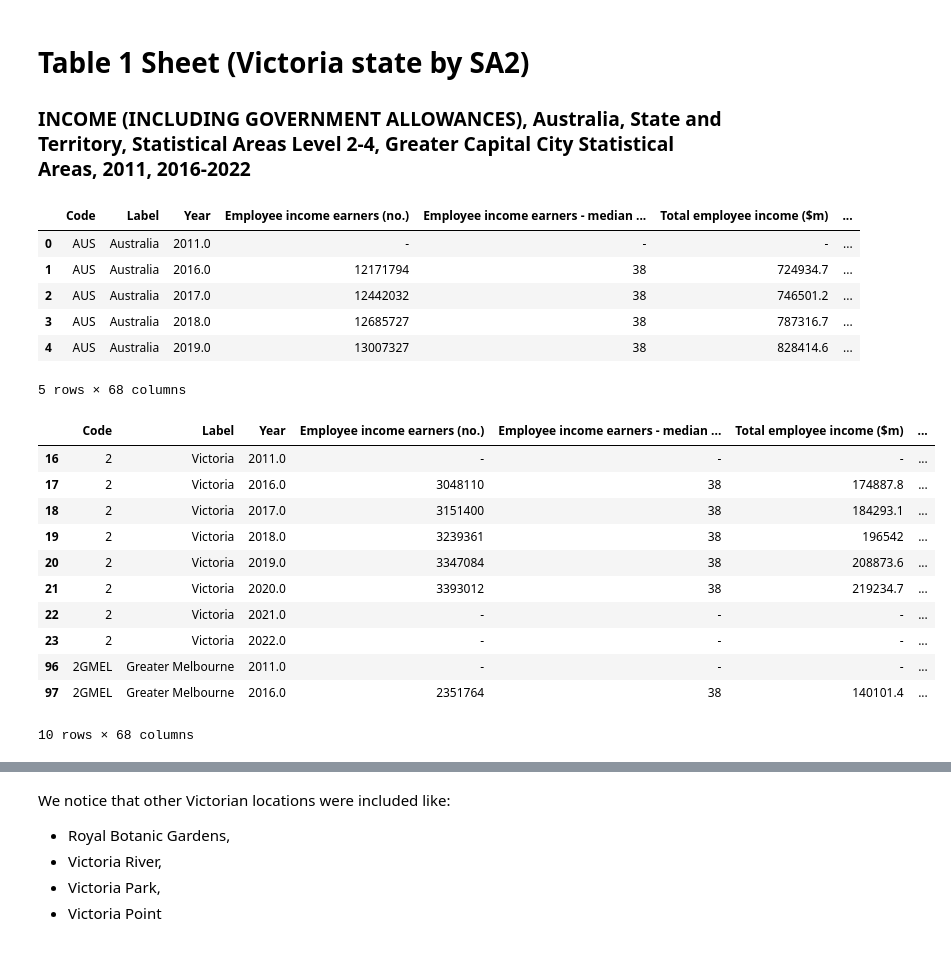
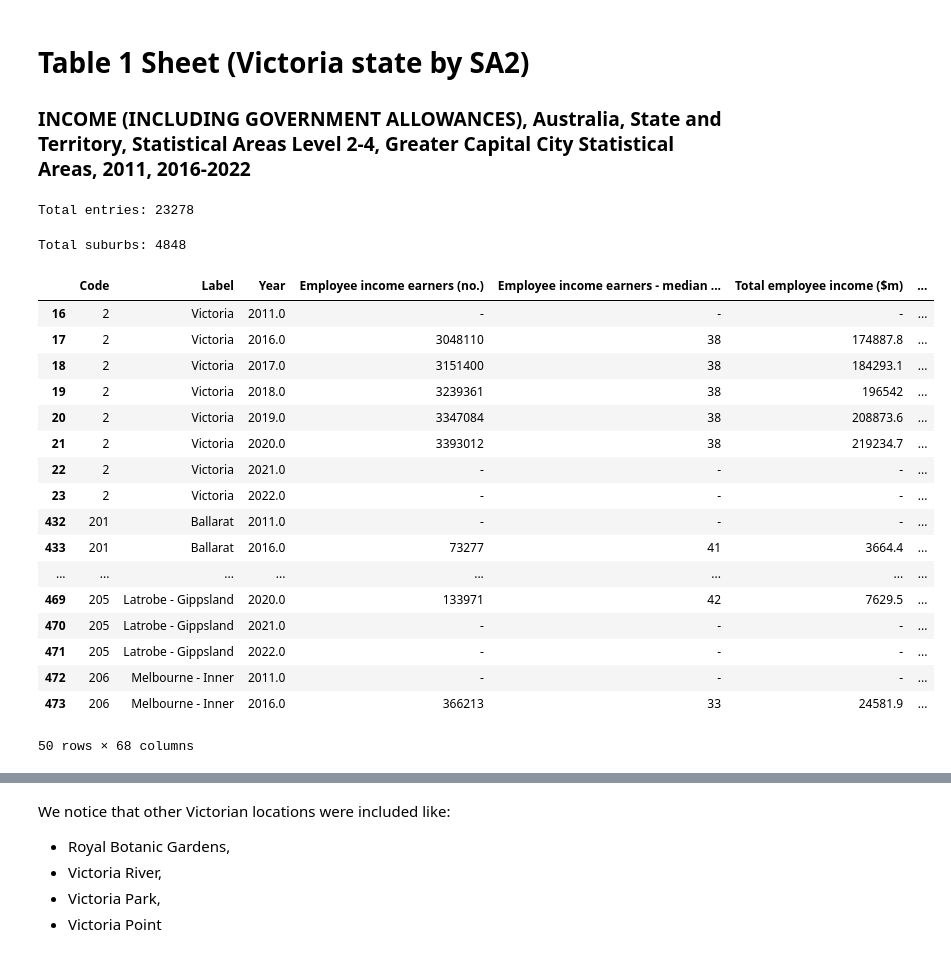
Before and after one commit to MAST30034-AppliedDataScience/project-2-group-real-estate-hexosergeantchelelebratebonitz, a Jupyter notebook: notebooks/Michele/preprocess_income.ipynb, the cells around one changed output, grey strips where cells are left out. Drawn from its saved outputs; the diff is of its cells as text; code cells hidden in the pictures.

Commit message:
removed GCCSA code from income sa2

```diff
--- a/notebooks/Michele/preprocess_income.ipynb
+++ b/notebooks/Michele/preprocess_income.ipynb
@@ -23,31 +23,35 @@ table1_df = pd.read_csv('../../data/raw/Income_SA2_Table 1.csv', skiprows=6)
 
 # display tables and features
 table1_df.head()
+print(f"Total entries: {len(table1_df)}")
 # %% [output]
-|  | Code | Label | Year | Employee income earners (no.) | Employee income earners - median ... | Total employee income ($m) | ... |
-| 0 | AUS | Australia | 2011.0 | - | - | - | ... |
-| 1 | AUS | Australia | 2016.0 | 12171794 | 38 | 724934.7 | ... |
-| 2 | AUS | Australia | 2017.0 | 12442032 | 38 | 746501.2 | ... |
-| 3 | AUS | Australia | 2018.0 | 12685727 | 38 | 787316.7 | ... |
-| 4 | AUS | Australia | 2019.0 | 13007327 | 38 | 828414.6 | ... |
-5 rows × 68 columns
+Total entries: 23278
 # %%
-# select Victoria suburbs which has the 'Code' starting with '2'
-suburbs_victoria_df = table1_df[table1_df['Code'].astype(str).str.startswith('2')]
-suburbs_victoria_df.head(10)
+# select Victoria suburbs which has the 'Code' starting with '2', then remove GCCSA Code (Greater Capital City Statistical Areas)
+suburbs_victoria_df = table1_df[table1_df['Code'].astype(str).apply(lambda x: x.isnumeric() and x.startswith('2'))]
+
+print(f'Total suburbs: {len(suburbs_victoria_df)}')
+suburbs_victoria_df.head(50)
 # %% [output]
+Total suburbs: 4848
 |  | Code | Label | Year | Employee income earners (no.) | Employee income earners - median ... | Total employee income ($m) | ... |
 | 16 | 2 | Victoria | 2011.0 | - | - | - | ... |
 | 17 | 2 | Victoria | 2016.0 | 3048110 | 38 | 174887.8 | ... |
 | 18 | 2 | Victoria | 2017.0 | 3151400 | 38 | 184293.1 | ... |
 | 19 | 2 | Victoria | 2018.0 | 3239361 | 38 | 196542 | ... |
 | 20 | 2 | Victoria | 2019.0 | 3347084 | 38 | 208873.6 | ... |
 | 21 | 2 | Victoria | 2020.0 | 3393012 | 38 | 219234.7 | ... |
 | 22 | 2 | Victoria | 2021.0 | - | - | - | ... |
 | 23 | 2 | Victoria | 2022.0 | - | - | - | ... |
-| 96 | 2GMEL | Greater Melbourne | 2011.0 | - | - | - | ... |
-| 97 | 2GMEL | Greater Melbourne | 2016.0 | 2351764 | 38 | 140101.4 | ... |
+| 432 | 201 | Ballarat | 2011.0 | - | - | - | ... |
+| 433 | 201 | Ballarat | 2016.0 | 73277 | 41 | 3664.4 | ... |
+| ... | ... | ... | ... | ... | ... | ... | ... |
+| 469 | 205 | Latrobe - Gippsland | 2020.0 | 133971 | 42 | 7629.5 | ... |
+| 470 | 205 | Latrobe - Gippsland | 2021.0 | - | - | - | ... |
+| 471 | 205 | Latrobe - Gippsland | 2022.0 | - | - | - | ... |
+| 472 | 206 | Melbourne - Inner | 2011.0 | - | - | - | ... |
+| 473 | 206 | Melbourne - Inner | 2016.0 | 366213 | 33 | 24581.9 | ... |
-10 rows × 68 columns
+50 rows × 68 columns
 # %%
 # select entries where 'Label' contains 'Victoria'
 label_victoria_df = table1_df[table1_df['Label'].str.contains('Victoria', na=False)]
```
Also changed, not shown: parts of 6 cells of this notebook, 1 other file.
